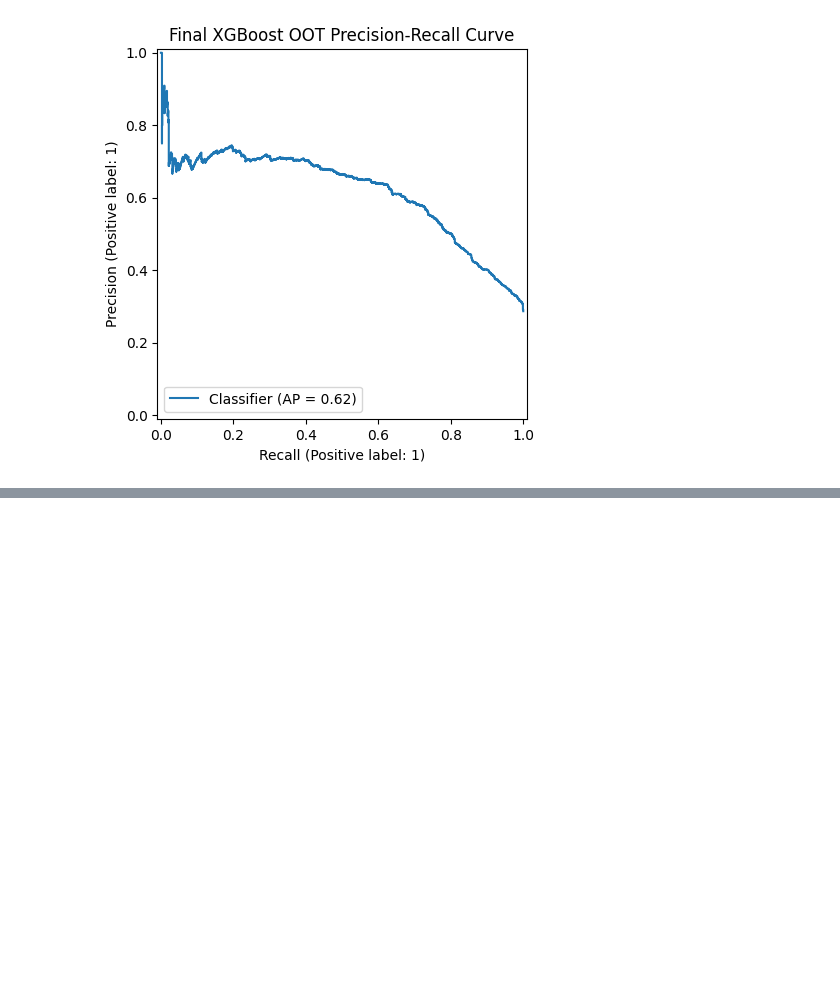
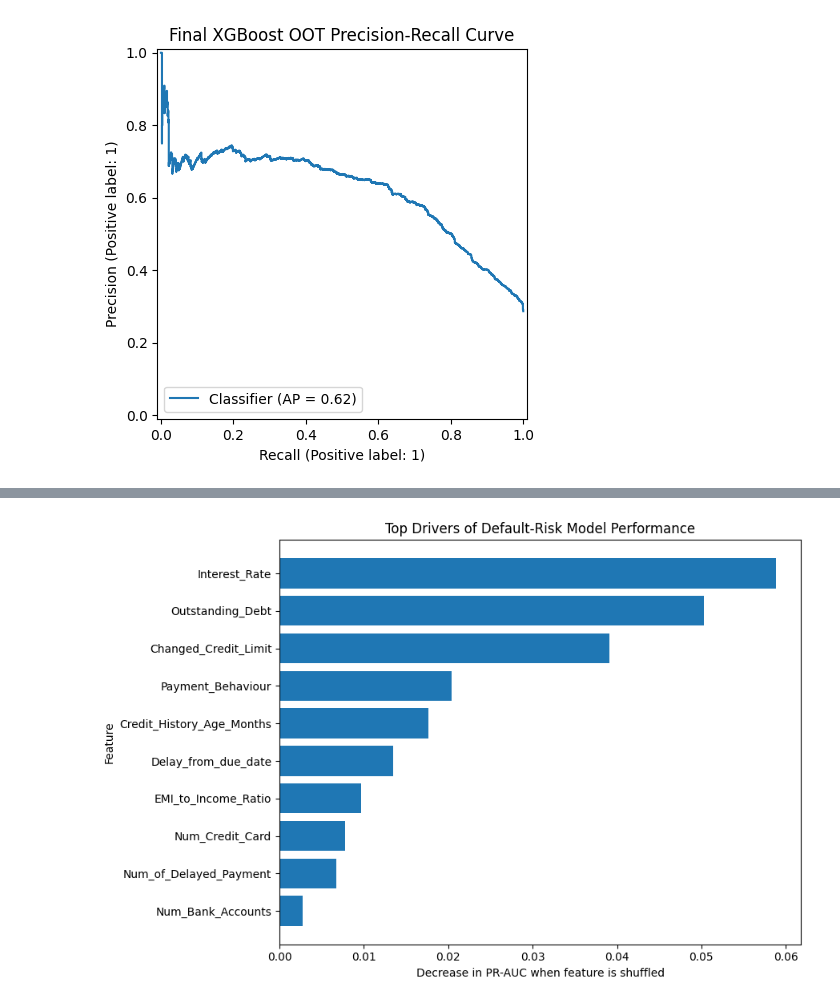
Before and after one commit to lizpangyuzhe-rgb/MLE_Assignment_2, a Jupyter notebook: notebooks/model_development.ipynb, the cells around one changed output, grey strips where cells are left out. Cells and saved outputs as stored; diff of their text form; code cells hidden in the pictures; blank space fills up the shorter version.

```diff
--- a/notebooks/model_development.ipynb
+++ b/notebooks/model_development.ipynb
@@ -779,0 +921,22 @@ plt.show()
+# %%
+top_features = (
+    importance_df
+    .head(10)
+    .sort_values("importance_mean")
+)
+
+plt.figure(figsize=(9, 6))
+
+plt.barh(
+    top_features["feature"],
+    top_features["importance_mean"]
+)
+
+plt.xlabel("Decrease in PR-AUC when feature is shuffled")
+plt.ylabel("Feature")
+plt.title("Top Drivers of Default-Risk Model Performance")
+
+plt.tight_layout()
+plt.show()
+# %% [output]
+[figure, added]
```
Also changed, not shown: parts of 6 cells of this notebook, 8 other files.
